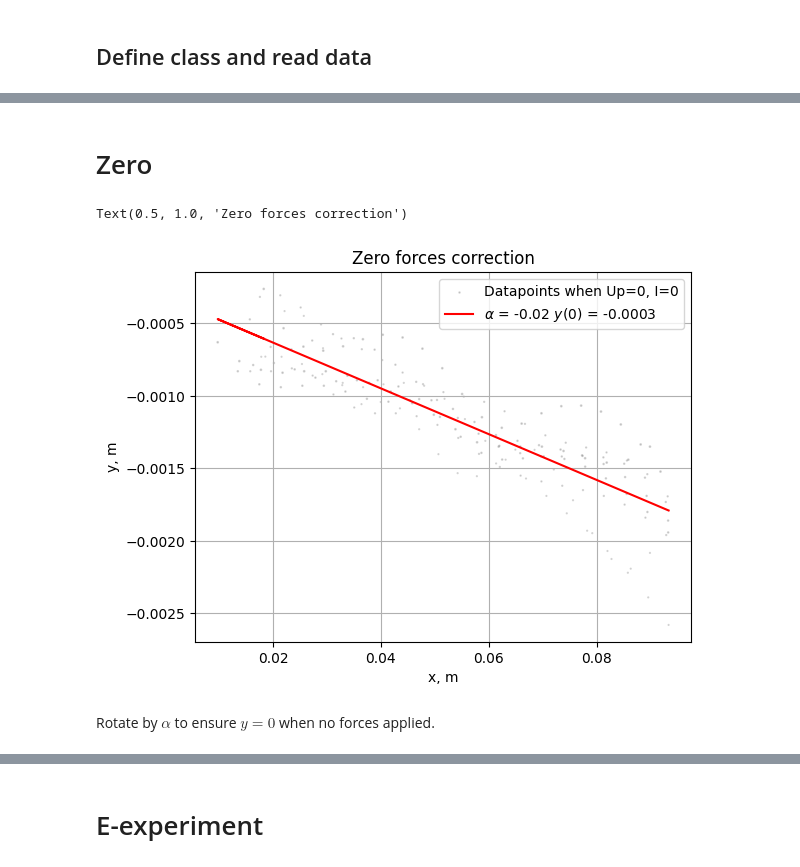
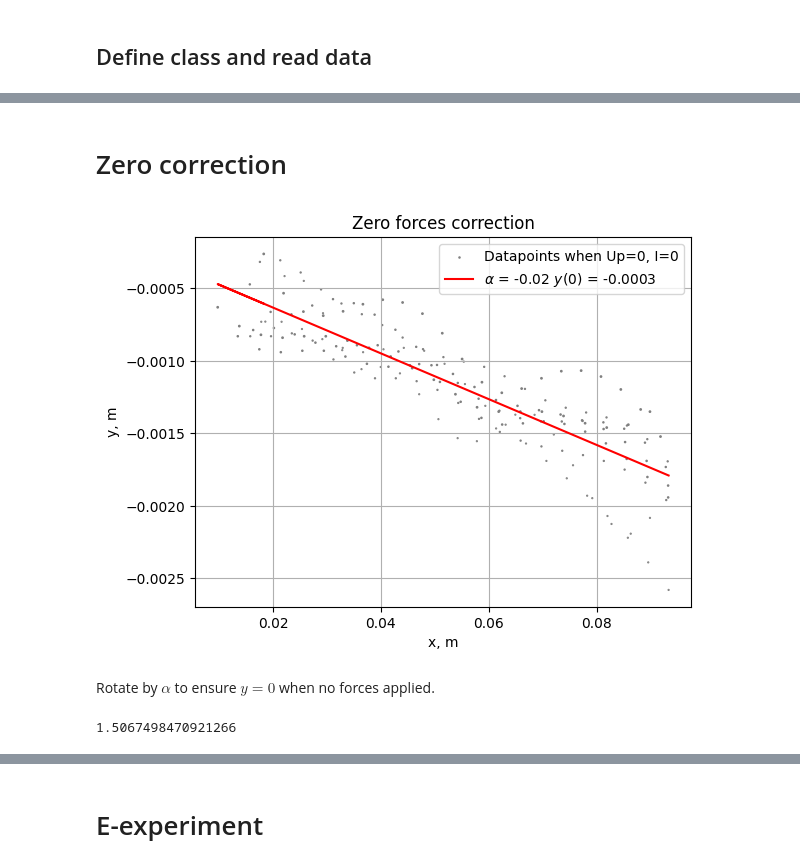
Before and after one commit to evgeny-kolonsky/Lab2_Electron, a Jupyter notebook: Lab2_Thomson2.ipynb, the cells around one changed output, grey strips where cells are left out. Saved outputs shown, nothing was run; the diff lists cells and outputs as text; code cells hidden in the pictures.

```diff
--- a/Lab2_Thomson2.ipynb
+++ b/Lab2_Thomson2.ipynb
@@ -149,25 +184,23 @@ for n in np.unique(num):
 # %% [markdown]
-# Zero
+# Zero correction
 # %%
 noforces = (Up == 0) & (I == 0)
 x_ = x[noforces]
 y_ = y[noforces]
 Ua_ = Ua[noforces] *1e-3
 plt.scatter(x_, y_, marker='.', color = 'gray',
-            s=Ua_, cmap=Ua_, alpha=.3,
-            label='Datapoints when Up=0, I=0')
+            s=Ua_,  label='Datapoints when Up=0, I=0')
 
 fit = linregress(x_, y_)
 alpha = fit.slope
 plt.plot(x_, fit.intercept + fit.slope*x_, color='red', label=fr'$\alpha$ = {alpha:.2f} $y(0)$ = {fit.intercept:.4f} ')
 plt.grid()
 plt.xlabel('x, m')
 plt.ylabel('y, m')
 plt.legend()
-plt.title('Zero forces correction')
+plt.title('Zero forces correction');
 # %% [output]
-Text(0.5, 1.0, 'Zero forces correction')
-[figure, old version]
+[figure, new version]
 # %% [markdown]
 Rotate by $\alpha$ to ensure $y=0$ when no forces applied.
 # %%
@@ -178,3 +211,8 @@ for obs in experiment.values():
   x_, y_ = obs.x, obs.y
   obs.x, obs.y = x_*cosa + y_*sina, -x_*sina + y_*cosa
   obs.fit()
+# %%
+obs = experiment[29]
+1/obs.curvature
+# %% [output]
+1.5067498470921266
```
Also changed, not shown: parts of 32 cells of this notebook.
